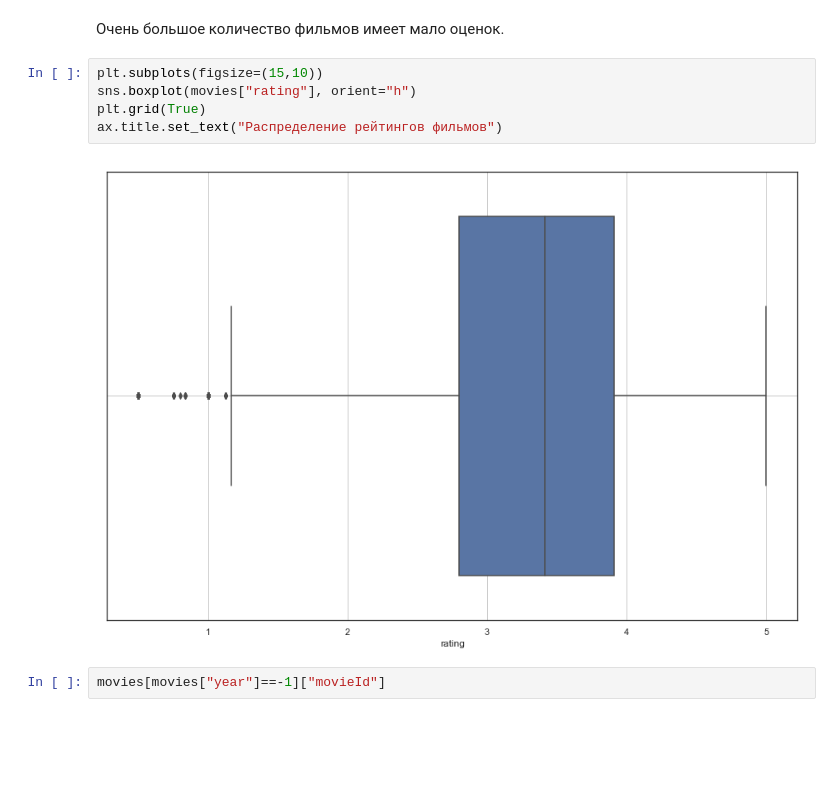
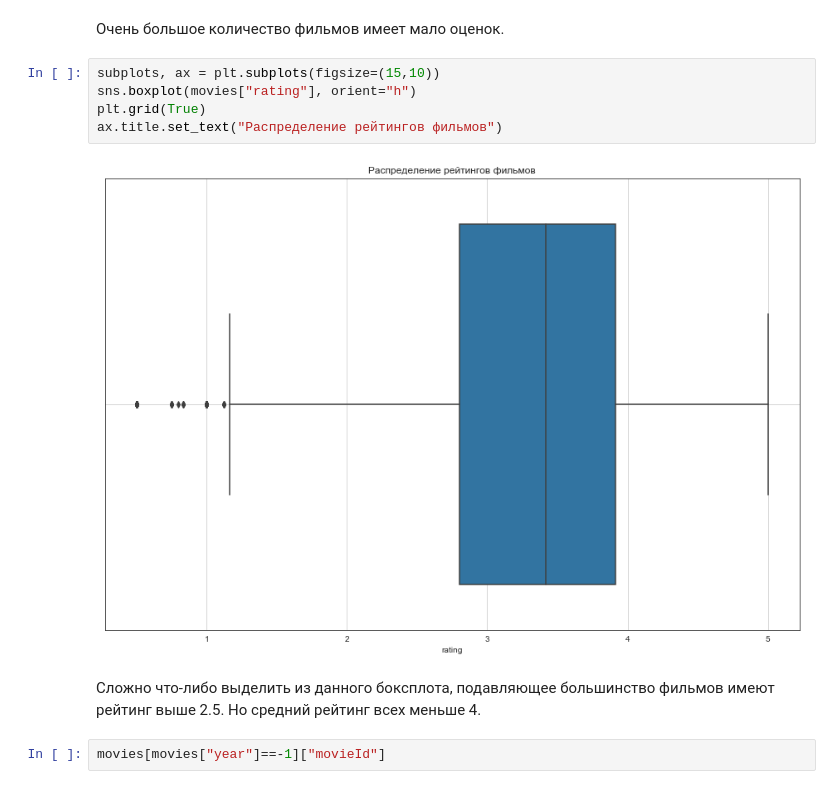
Before and after one commit to MedalKa/lab2, a Jupyter notebook: Lab_2. Recommender systems.ipynb, the cells around one changed output. Saved outputs shown, nothing was run; the diff lists cells and outputs as text; blank space fills up the shorter version.

```diff
--- a/Lab_2. Recommender systems.ipynb
+++ b/Lab_2. Recommender systems.ipynb
@@ -220,12 +238,14 @@ movies["ratingCount"].hist(bins=50, range=(0, 60)) #для большей наг
 # %% [markdown]
 Очень большое количество фильмов имеет мало оценок.
 # %%
-plt.subplots(figsize=(15,10))
+subplots, ax = plt.subplots(figsize=(15,10))
 sns.boxplot(movies["rating"], orient="h")
 plt.grid(True)
 ax.title.set_text("Распределение рейтингов фильмов")
 # %% [output]
-[figure, old version]
+[figure, new version]
+# %% [markdown]
+Сложно что-либо выделить из данного боксплота, подавляющее большинство фильмов имеют рейтинг выше 2.5. Но средний рейтинг всех меньше 4.
 # %%
 movies[movies["year"]==-1]["movieId"]
 # %% [output]
```
Also changed, not shown: parts of 25 cells of this notebook.
